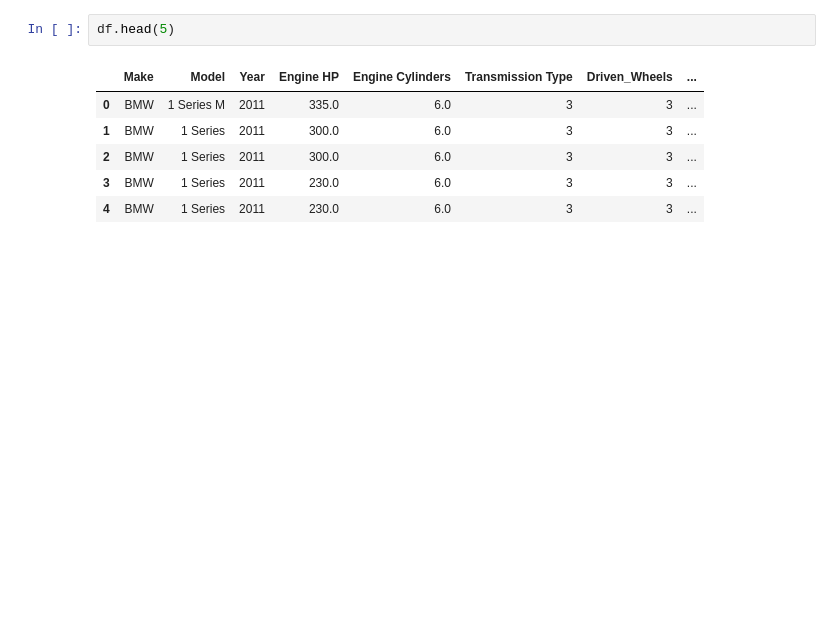
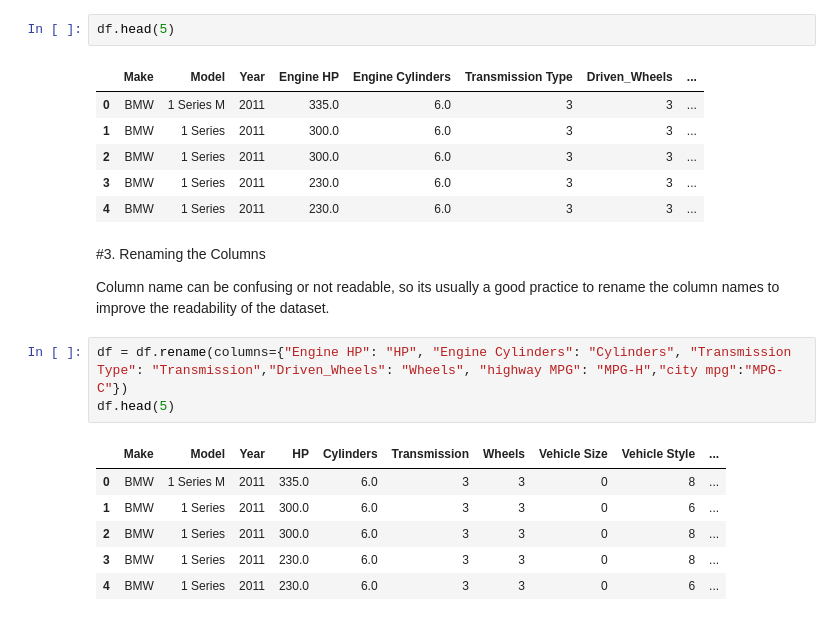
Before and after one commit to raina02/InternshipStudio_Project, a Jupyter notebook: InternshipStudio_Project.ipynb, the cells around one changed output. Cells and saved outputs as stored; diff of their text form; blank space fills up the shorter version.

```diff
--- a/InternshipStudio_Project.ipynb
+++ b/InternshipStudio_Project.ipynb
@@ -181,3 +181,17 @@ df.head(5)
 | 2 | BMW | 1 Series | 2011 | 300.0 | 6.0 | 3 | 3 | ... |
 | 3 | BMW | 1 Series | 2011 | 230.0 | 6.0 | 3 | 3 | ... |
 | 4 | BMW | 1 Series | 2011 | 230.0 | 6.0 | 3 | 3 | ... |
+# %% [markdown]
+#3. Renaming the Columns
+
+Column name can be confusing or not readable, so its usually a good practice to rename the column names to improve the readability of the dataset.
+# %%
+df = df.rename(columns={"Engine HP": "HP", "Engine Cylinders": "Cylinders", "Transmission Type": "Transmission","Driven_Wheels": "Wheels", "highway MPG": "MPG-H","city mpg":"MPG-C"})
+df.head(5)
+# %% [output]
+|  | Make | Model | Year | HP | Cylinders | Transmission | Wheels | Vehicle Size | Vehicle Style | ... |
+| 0 | BMW | 1 Series M | 2011 | 335.0 | 6.0 | 3 | 3 | 0 | 8 | ... |
+| 1 | BMW | 1 Series | 2011 | 300.0 | 6.0 | 3 | 3 | 0 | 6 | ... |
+| 2 | BMW | 1 Series | 2011 | 300.0 | 6.0 | 3 | 3 | 0 | 8 | ... |
+| 3 | BMW | 1 Series | 2011 | 230.0 | 6.0 | 3 | 3 | 0 | 8 | ... |
+| 4 | BMW | 1 Series | 2011 | 230.0 | 6.0 | 3 | 3 | 0 | 6 | ... |
```
Also changed, not shown: parts of 6 cells of this notebook.
